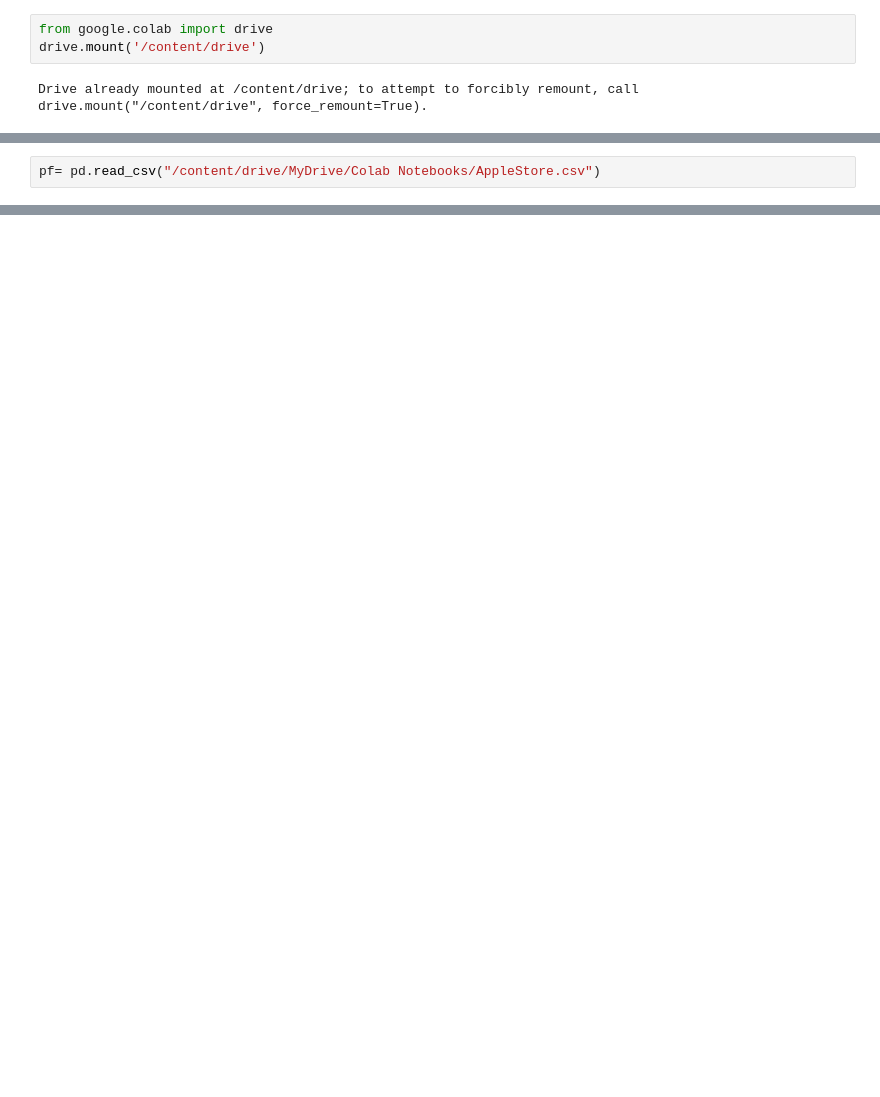
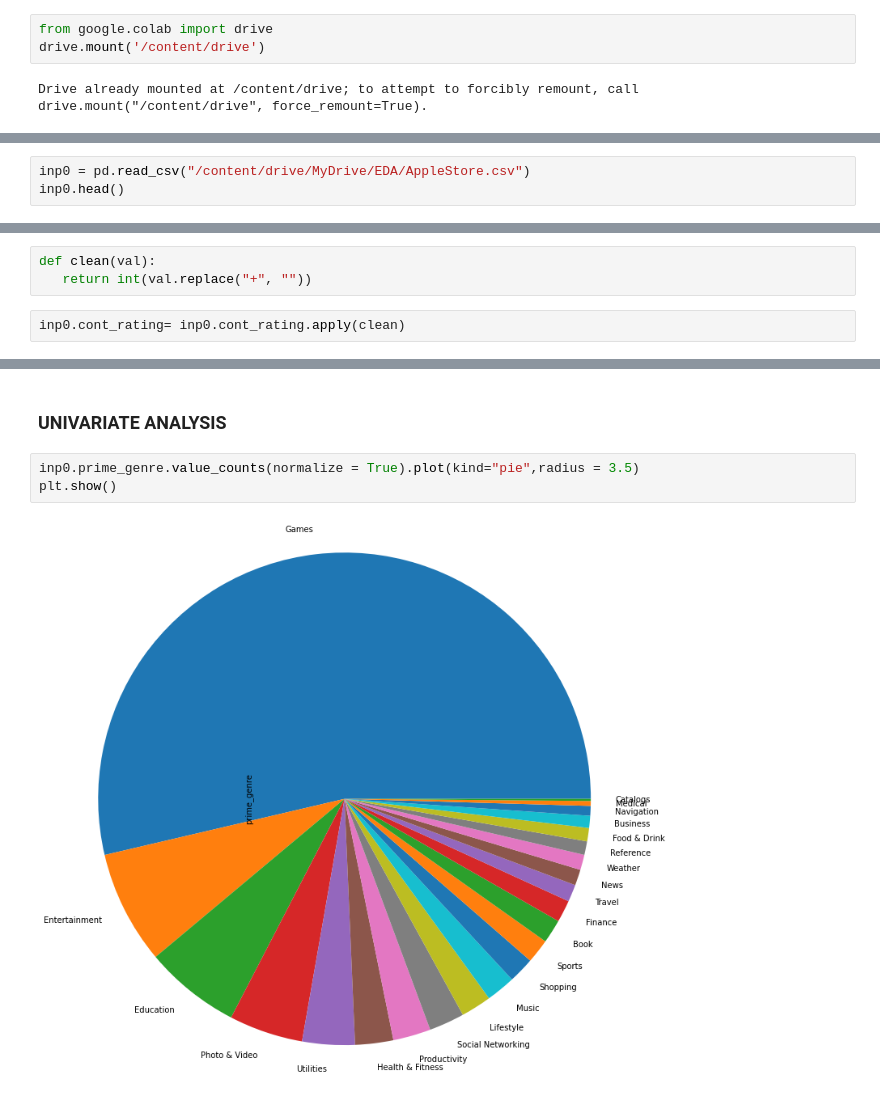
Before and after one commit to Bhatthardik/EDAFinalProject, a Jupyter notebook: Untitled.ipynb, the cells around one changed output, grey strips where cells are left out. Saved outputs shown, nothing was run; the diff lists cells and outputs as text; blank space fills up the shorter version.

```diff
--- a/Untitled.ipynb
+++ b/Untitled.ipynb
@@ -11,2 +14,3 @@ import numpy as np
 # %%
-pf= pd.read_csv("/content/drive/MyDrive/Colab Notebooks/AppleStore.csv")
+inp0 = pd.read_csv("/content/drive/MyDrive/EDA/AppleStore.csv")
+inp0.head()
@@ -41,0 +83,5 @@ memory usage: 956.0+ KB
+# %%
+def clean(val):
+   return int(val.replace("+", ""))
+# %%
+inp0.cont_rating= inp0.cont_rating.apply(clean)
@@ -41,0 +109,7 @@ memory usage: 956.0+ KB
+# %% [markdown]
+### UNIVARIATE ANALYSIS
+# %%
+inp0.prime_genre.value_counts(normalize = True).plot(kind="pie",radius = 3.5)
+plt.show()
+# %% [output]
+[figure, added]
```
Also changed, not shown: parts of 40 cells of this notebook.
